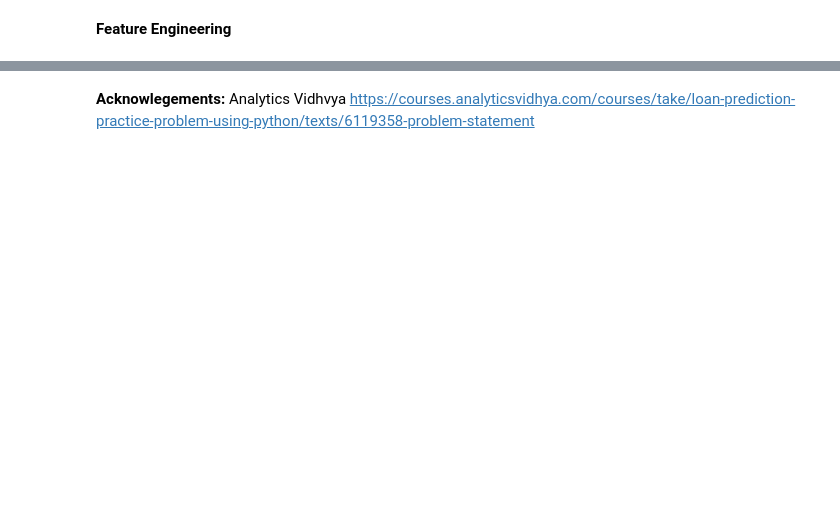
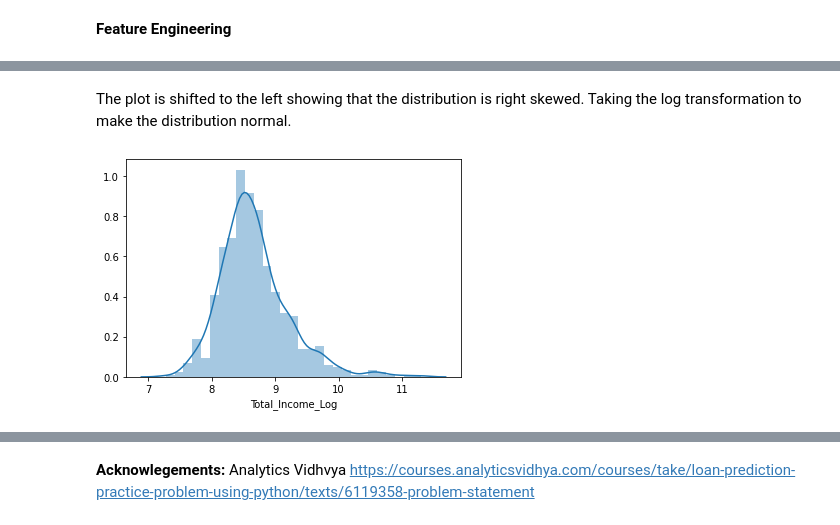
Before and after one commit to DennisChangach/Exploratory-Data-Analysis-EDA-and-Prediction_Modelling_Projects, a Jupyter notebook: Loan Prediction/Loan Prediction.ipynb, the cells around one changed output, grey strips where cells are left out. Drawn from its saved outputs; the diff is of its cells as text; code cells hidden in the pictures; blank space fills up the shorter version.

```diff
--- a/Loan Prediction/Loan Prediction.ipynb
+++ b/Loan Prediction/Loan Prediction.ipynb
@@ -658,0 +692,8 @@ The auc or area under curve is 0.73
+# %% [markdown]
+The plot is shifted to the left showing that the distribution is right skewed. Taking the log transformation to make the distribution normal.
+# %%
+train['Total_Income_Log'] = np.log(train['Total_Income'])
+sns.distplot(train['Total_Income_Log']);
+test['Total_Income_Log'] = np.log(test['Total_Income'])
+# %% [output]
+[figure, added]
```
Also changed, not shown: parts of 52 cells of this notebook, 7 other files.
